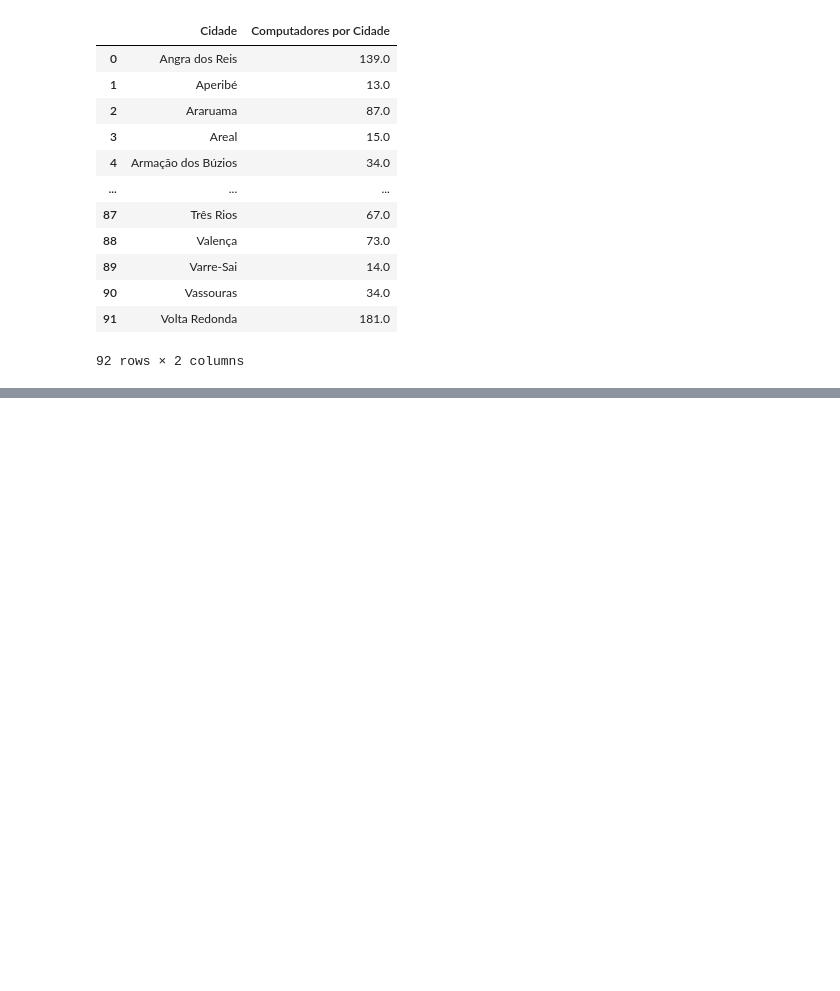
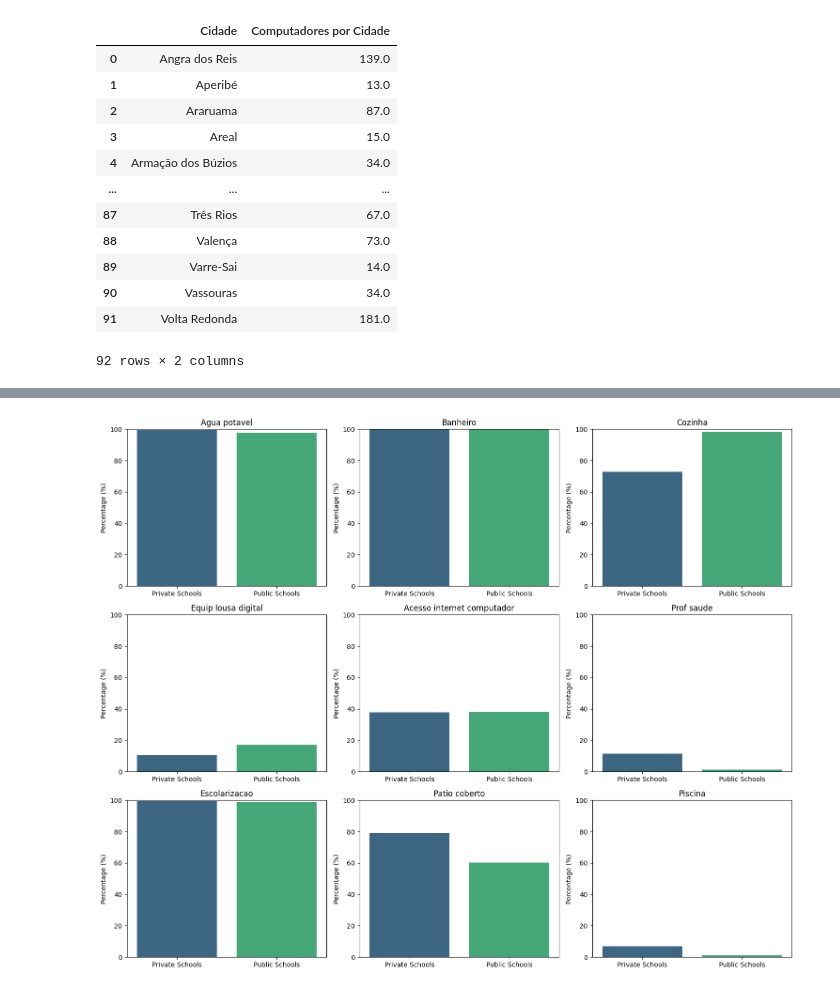
Before and after one commit to iaracastro/SchoolCensorshipAnalysis, a Jupyter notebook: analysis.ipynb, the cells around one changed output, grey strips where cells are left out. Drawn from its saved outputs; the diff is of its cells as text; code cells hidden in the pictures; blank space fills up the shorter version.

Commit message:
Update graphs

```diff
--- a/analysis.ipynb
+++ b/analysis.ipynb
@@ -114,10 +112,0 @@ grouped
-# %%
-fig, axes = plt.subplots(nrows=1, ncols=3, figsize=(9, 2.5))
-
-for i, variable in enumerate(['IN_AGUA_POTAVEL', 'IN_BANHEIRO', 'IN_COZINHA']):
-    ax = sns.countplot(x=variable, data=df, ax=axes[i], palette='Set2')
-    ax.set_xlabel(variable.capitalize())
-    ax.set_ylabel('Count')
-
-plt.tight_layout()
-plt.show()
@@ -125,0 +122,25 @@ plt.show()
+# %%
+fig, axes = plt.subplots(nrows=3, ncols=3, figsize=(15, 12))
+axes = axes.flatten()
+
+variables = ['IN_AGUA_POTAVEL', 'IN_BANHEIRO', 'IN_COZINHA','IN_EQUIP_LOUSA_DIGITAL', 'IN_ACESSO_INTERNET_COMPUTADOR', 'IN_PROF_SAUDE', 'IN_ESCOLARIZACAO', 'IN_PATIO_COBERTO', 'IN_PISCINA']
+
+for i, variable in enumerate(variables):
+    # Calculate the percentages
+    private_percentage = private_schools[variable].mean() * 100
+    public_percentage = public_schools[variable].mean() * 100
+
+    labels = ['Private Schools', 'Public Schools']
+    percentages = [private_percentage, public_percentage]
+
+    sns.barplot(x=labels, y=percentages, ax=axes[i], palette='viridis')
+    title = re.sub(r'_', ' ', re.sub(r'IN_', '', variable))
+    axes[i].set_title(title.capitalize())
+    axes[i].set_ylabel('Percentage (%)')
+    axes[i].set_xlabel('')
+    axes[i].set_ylim(0, 100)  # setting y limit from 0 to 100
+
+plt.tight_layout()
+plt.show()
+# %% [output]
+[figure, added]
```
Also changed, not shown: parts of 6 cells of this notebook, 1 other file.
